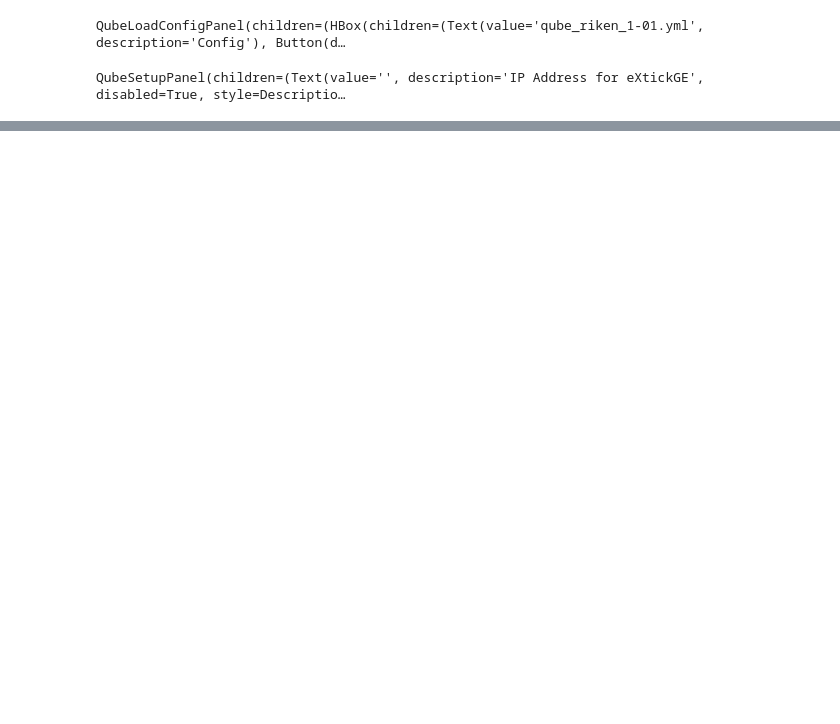
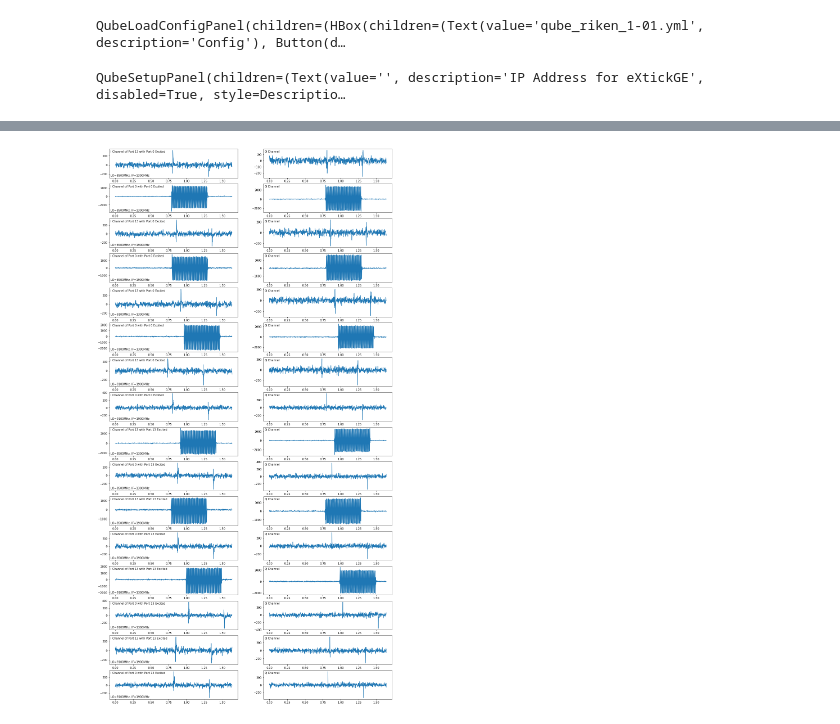
Before and after one commit to qiqb-osaka/qube-calib, a Jupyter notebook: SendRecv.ipynb, the cells around one changed output, grey strips where cells are left out. Cells and saved outputs as stored; diff of their text form; code cells hidden in the pictures; blank space fills up the shorter version.

```diff
--- a/SendRecv.ipynb
+++ b/SendRecv.ipynb
@@ -68,0 +181,19 @@ qc.set_vatt(port[PORT_ID].upconv.vatt, VATT)
+# %%
+#グラフ描画
+
+qube_id = '1_04'
+fname = 'Qube{}_readin.pickle'.format(qube_id)
+with open(fname, 'rb') as f:
+    rslt = pickle.load(f)
+
+SAMPLING_RATE = sr.CaptureCtrl.SAMPLING_RATE
+f, axs = plt.subplots(16,2, figsize=(18,36))
+for i, d in enumerate(rslt):
+    ax = axs[2*i:,:]
+    myplot(ax, d.data)
+    for k in [0, 1]:
+        ax[k,0].text(0.01, 0.05, 'LO={}MHz, IF={}MHz'.format(d.fl, d.fi), transform=ax[k,0].transAxes)
+        ax[k,0].text(0.01, 0.95, 'I Channel of Port {} with Port {} Excited'.format(['13', '0'][k], d.port), verticalalignment='top', transform=ax[k,0].transAxes)
+        ax[k,1].text(0.01, 0.95, 'Q Channel', verticalalignment='top', transform=ax[k,1].transAxes)
+# %% [output]
+[figure, added]
```
Also changed, not shown: parts of 18 cells of this notebook, 31 other files.
